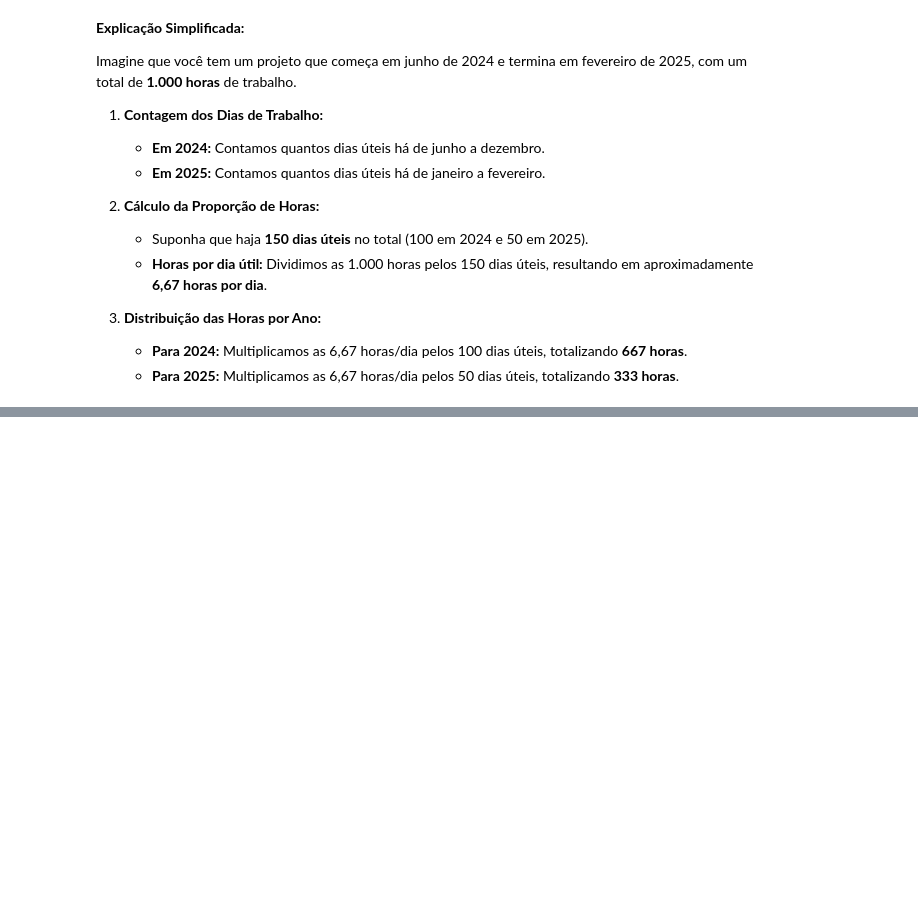
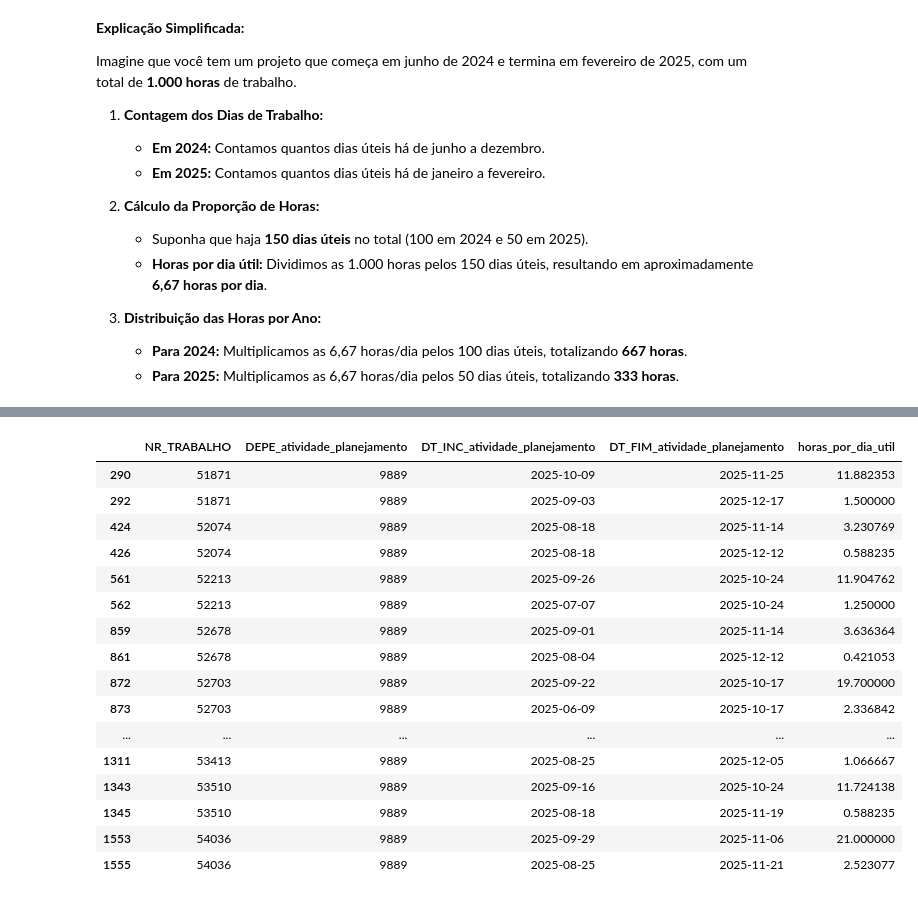
Before and after one commit to alexandreLoureiro/back, a Jupyter notebook: trb_horas.ipynb, the cells around one changed output, grey strips where cells are left out. Drawn from its saved outputs; the diff is of its cells as text; code cells hidden in the pictures; blank space fills up the shorter version.

```diff
--- a/trb_horas.ipynb
+++ b/trb_horas.ipynb
@@ -161,0 +200,9 @@ Imagine que você tem um projeto que começa em junho de 2024 e termina em fever
+# %%
+# Configurar o pandas para exibir todas as linhas
+pd.set_option('display.max_rows', None)
+
+# Configurar o pandas para exibir todas as colunas
+pd.set_option('display.max_columns', None)
+
+# Opcional: Configurar o pandas para exibir o conteúdo completo de cada coluna, sem truncar
+pd.set_option('display.max_colwidth', None)
@@ -161,0 +218,20 @@ Imagine que você tem um projeto que começa em junho de 2024 e termina em fever
+# %%
+df[['NR_TRABALHO','DEPE_atividade_planejamento', 'DT_INC_atividade_planejamento', 'DT_FIM_atividade_planejamento', 'horas_por_dia_util']].query('DEPE_atividade_planejamento == 9889 and DT_INC_atividade_planejamento <= "2025-10-13" and DT_FIM_atividade_planejamento >= "2025-10-17" ')
+# %% [output]
+|  | NR_TRABALHO | DEPE_atividade_planejamento | DT_INC_atividade_planejamento | DT_FIM_atividade_planejamento | horas_por_dia_util |
+| 290 | 51871 | 9889 | 2025-10-09 | 2025-11-25 | 11.882353 |
+| 292 | 51871 | 9889 | 2025-09-03 | 2025-12-17 | 1.500000 |
+| 424 | 52074 | 9889 | 2025-08-18 | 2025-11-14 | 3.230769 |
+| 426 | 52074 | 9889 | 2025-08-18 | 2025-12-12 | 0.588235 |
+| 561 | 52213 | 9889 | 2025-09-26 | 2025-10-24 | 11.904762 |
+| 562 | 52213 | 9889 | 2025-07-07 | 2025-10-24 | 1.250000 |
+| 859 | 52678 | 9889 | 2025-09-01 | 2025-11-14 | 3.636364 |
+| 861 | 52678 | 9889 | 2025-08-04 | 2025-12-12 | 0.421053 |
+| 872 | 52703 | 9889 | 2025-09-22 | 2025-10-17 | 19.700000 |
+| 873 | 52703 | 9889 | 2025-06-09 | 2025-10-17 | 2.336842 |
+| ... | ... | ... | ... | ... | ... |
+| 1311 | 53413 | 9889 | 2025-08-25 | 2025-12-05 | 1.066667 |
+| 1343 | 53510 | 9889 | 2025-09-16 | 2025-10-24 | 11.724138 |
+| 1345 | 53510 | 9889 | 2025-08-18 | 2025-11-19 | 0.588235 |
+| 1553 | 54036 | 9889 | 2025-09-29 | 2025-11-06 | 21.000000 |
+| 1555 | 54036 | 9889 | 2025-08-25 | 2025-11-21 | 2.523077 |
```
Also changed, not shown: parts of 9 cells of this notebook.
